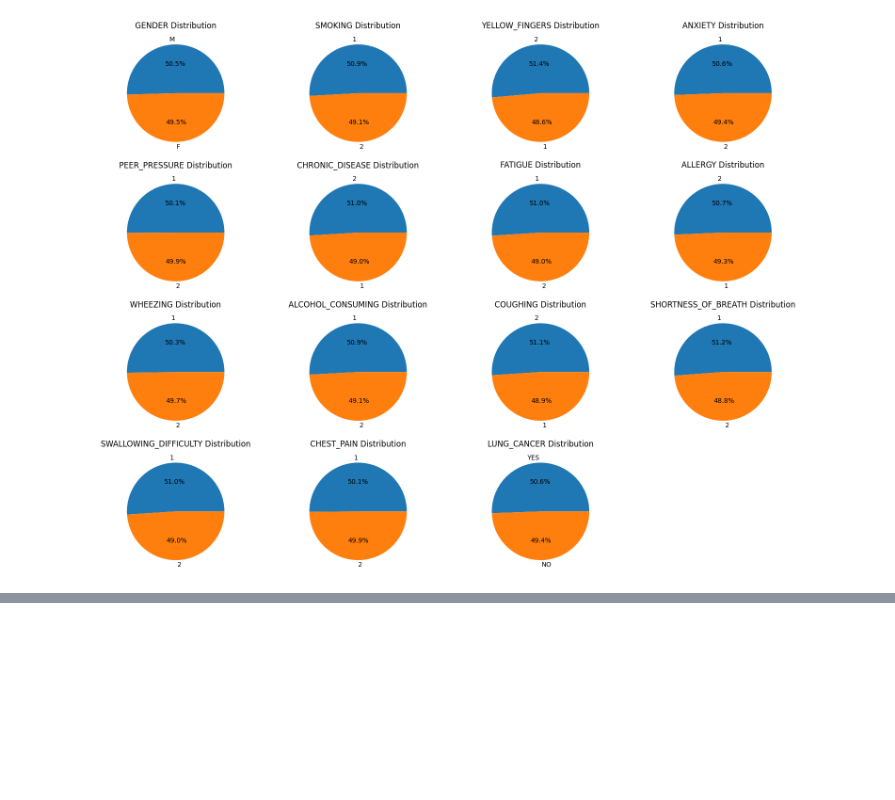
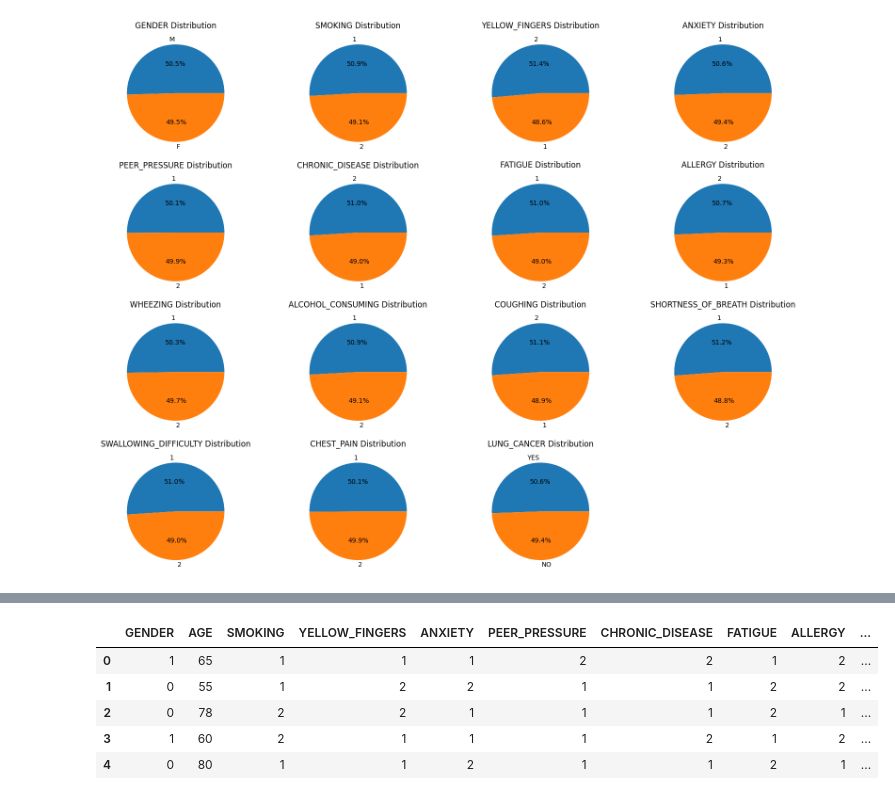
Before and after one commit to daff00/lung-cancer-classification, a Jupyter notebook: notebook/notebook.ipynb, the cells around one changed output, grey strips where cells are left out. Cells and saved outputs as stored; diff of their text form; code cells hidden in the pictures; blank space fills up the shorter version.

```diff
--- a/notebook/notebook.ipynb
+++ b/notebook/notebook.ipynb
@@ -187,0 +230,9 @@ plt.show()
+# %%
+df.head()
+# %% [output]
+|  | GENDER | AGE | SMOKING | YELLOW_FINGERS | ANXIETY | PEER_PRESSURE | CHRONIC_DISEASE | FATIGUE | ALLERGY | ... |
+| 0 | 1 | 65 | 1 | 1 | 1 | 2 | 2 | 1 | 2 | ... |
+| 1 | 0 | 55 | 1 | 2 | 2 | 1 | 1 | 2 | 2 | ... |
+| 2 | 0 | 78 | 2 | 2 | 1 | 1 | 1 | 2 | 1 | ... |
+| 3 | 1 | 60 | 2 | 1 | 1 | 1 | 2 | 1 | 2 | ... |
+| 4 | 0 | 80 | 1 | 1 | 2 | 1 | 1 | 2 | 1 | ... |
```
Also changed, not shown: parts of 12 cells of this notebook.
